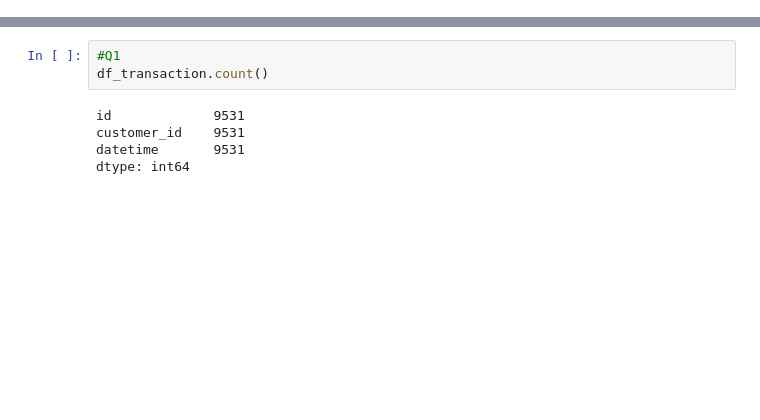
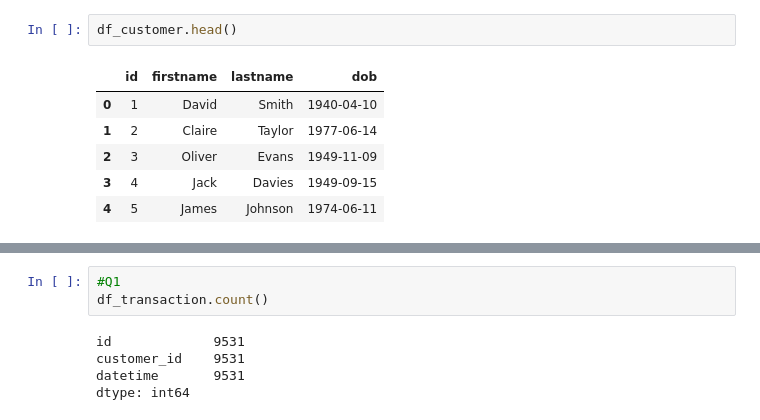
Before and after one commit to wasit7/2020, a Jupyter notebook: depa/day03_etl/01_demo/BasicQueryPandas.ipynb, the cells around one changed output, grey strips where cells are left out. Drawn from its saved outputs; the diff is of its cells as text; blank space fills up the shorter version.

```diff
--- a/depa/day03_etl/01_demo/BasicQueryPandas.ipynb
+++ b/depa/day03_etl/01_demo/BasicQueryPandas.ipynb
@@ -28,3 +32,12 @@ df_customer.head()
 | 2 | 3 | Oliver | Evans | 1949-11-09 |
 | 3 | 4 | Jack | Davies | 1949-09-15 |
 | 4 | 5 | James | Johnson | 1974-06-11 |
+# %%
+df_customer.head()
+# %% [output]
+|  | id | firstname | lastname | dob |
+| 0 | 1 | David | Smith | 1940-04-10 |
+| 1 | 2 | Claire | Taylor | 1977-06-14 |
+| 2 | 3 | Oliver | Evans | 1949-11-09 |
+| 3 | 4 | Jack | Davies | 1949-09-15 |
+| 4 | 5 | James | Johnson | 1974-06-11 |
```
Also changed, not shown: parts of 14 cells of this notebook, 15 other files.
